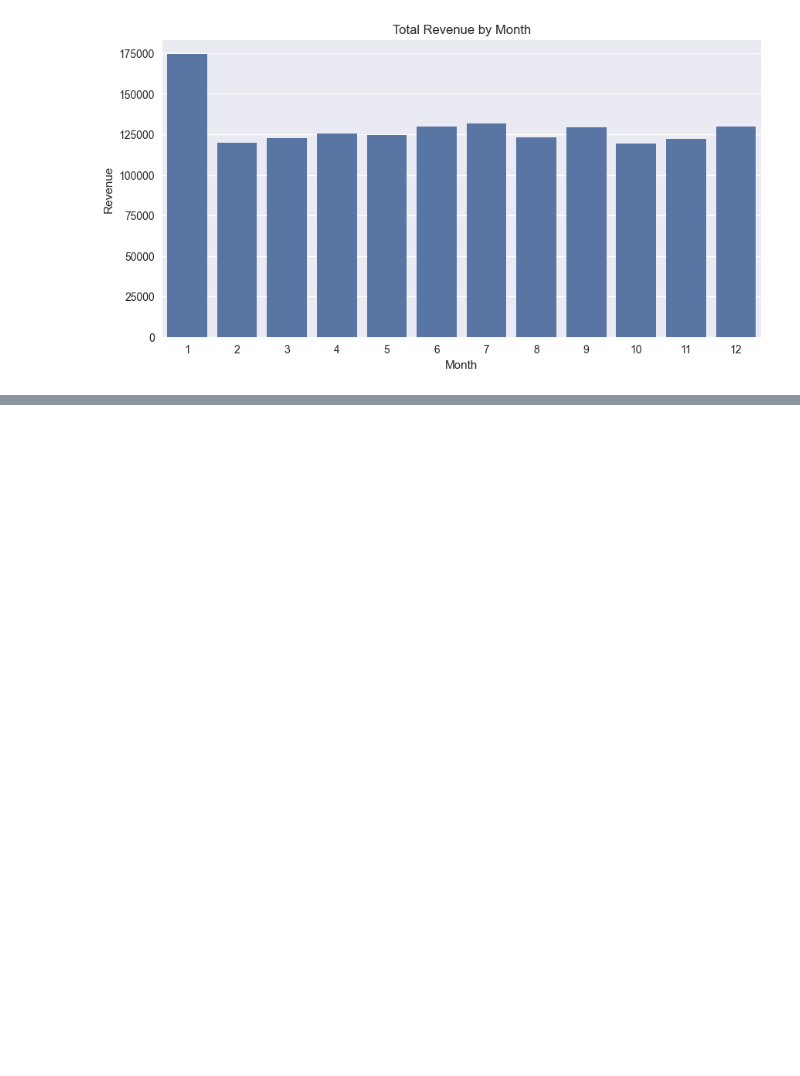
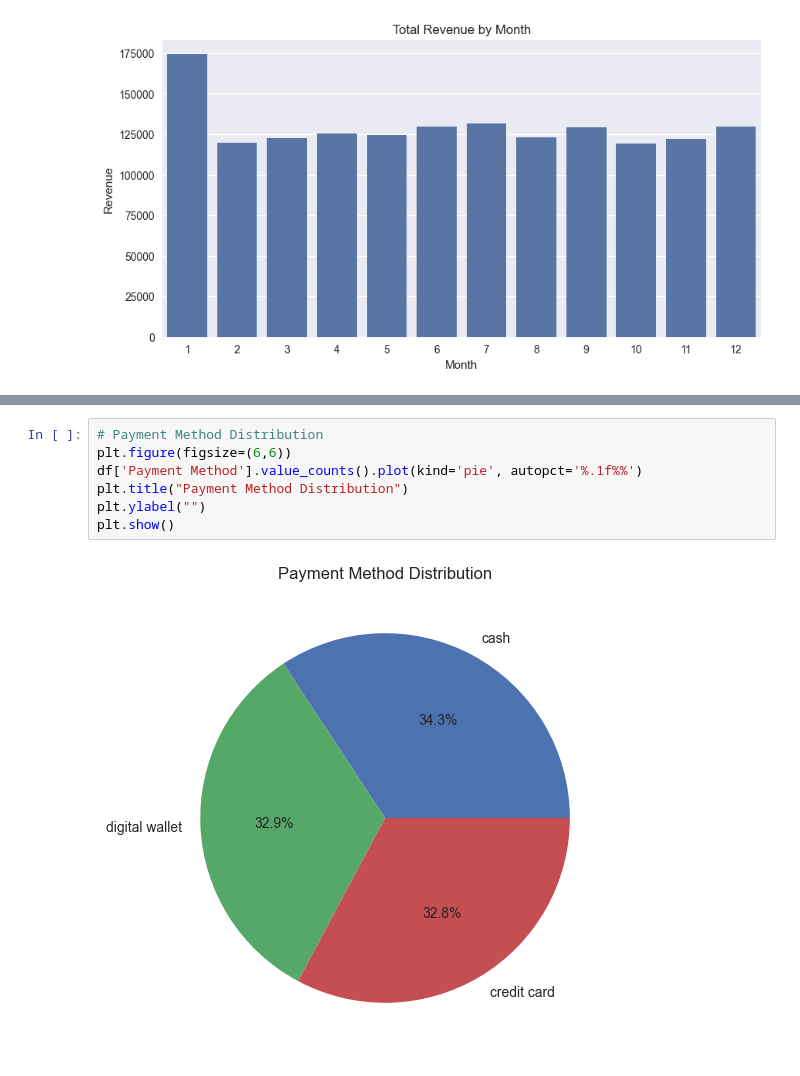
Before and after one commit to MokshithRao/retail-sales-performance-customer-behavior-analysis, a Jupyter notebook: notebooks/data_cleaning_eda.ipynb, the cells around one changed output, grey strips where cells are left out. Drawn from its saved outputs; the diff is of its cells as text; blank space fills up the shorter version.

```diff
--- a/notebooks/data_cleaning_eda.ipynb
+++ b/notebooks/data_cleaning_eda.ipynb
@@ -459,0 +498,9 @@ plt.show()
+# %%
+# Payment Method Distribution
+plt.figure(figsize=(6,6))
+df['Payment Method'].value_counts().plot(kind='pie', autopct='%.1f%%')
+plt.title("Payment Method Distribution")
+plt.ylabel("")
+plt.show()
+# %% [output]
+[figure, added]
```
Also changed, not shown: parts of 7 cells of this notebook.
